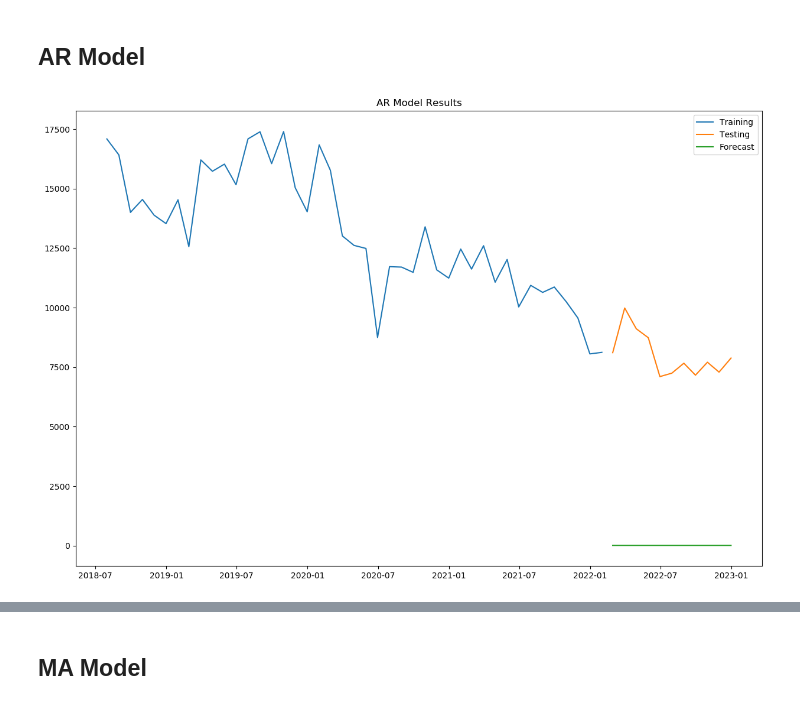
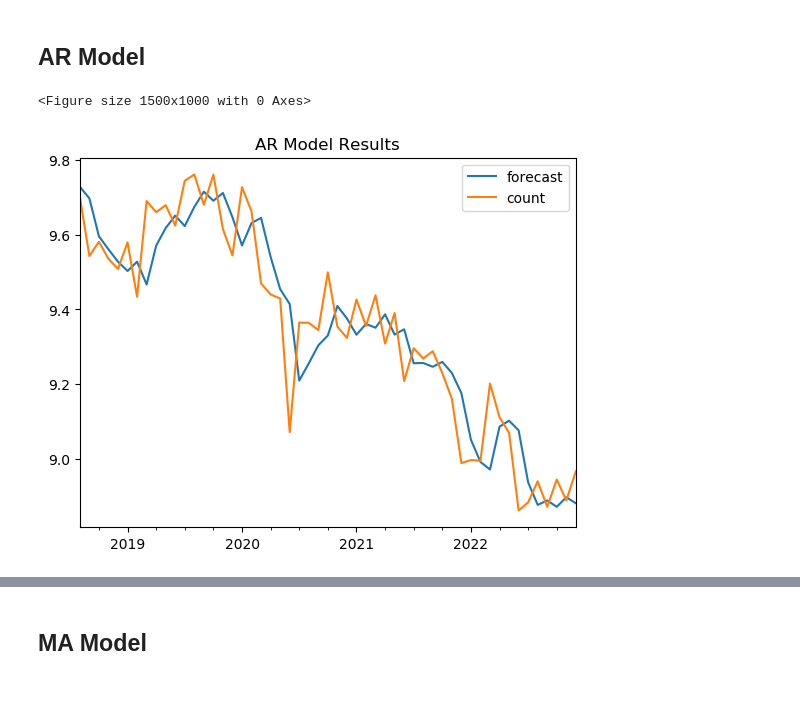
Before and after one commit to zalvatore/Predicting_Police_Activity, a Jupyter notebook: Police_Stops_Modeling.ipynb, the cells around one changed output, grey strips where cells are left out. Cells and saved outputs as stored; diff of their text form; code cells hidden in the pictures.

```diff
--- a/Police_Stops_Modeling.ipynb
+++ b/Police_Stops_Modeling.ipynb
@@ -158,37 +153,32 @@ MA.2           -0.2192           +1.1780j            1.1982            0.2793
 # %%
 f = plt.figure()
 f.set_figwidth(15)
 f.set_figheight(10)
 
 ar_model = ARIMA(ripa_stops_log, order = (2,1,0))
 ar_output = ar_model.fit(disp=-1)
 
-#plt.plot(diff_ripa)
-#plt.plot(ar_output.fittedvalues, color="red", label = "AR Results")
-#plt.legend()
-#plt.title("AR Model Results")
-#plt.show()
+ar_output.plot_predict()
+
+#forecast, series, confidence = ar_output.forecast(11, alpha = 0.05)
+
+#forecast_s = pd.Series(forecast, index = ripa_stops_test.index)
+#low_bound = pd.Series(confidence[: , 0], index = ripa_stops_test.index)
+#high_bound = pd.Series(confidence[: , 1], index = ripa_stops_test.index)
 
 
-
-forecast, series, confidence = ar_output.forecast(11, alpha = 0.05)
-
-forecast_s = pd.Series(forecast, index = ripa_stops_test.index)
-low_bound = pd.Series(confidence[: , 0], index = ripa_stops_test.index)
-high_bound = pd.Series(confidence[: , 1], index = ripa_stops_test.index)
+#plt.plot( ripa_stops_train)
+#plt.plot( ripa_stops_test)
+#plt.plot( forecast_s)
+#plt.fill_between(low_bound.index, low_bound, high_bound, alpha = .15)
 
 
-plt.plot( ripa_stops_train)
-plt.plot( ripa_stops_test)
-plt.plot( forecast_s)
-plt.fill_between(low_bound.index, low_bound, high_bound, alpha = .15)
-
-
-plt.legend(["Training", "Testing", "Forecast"])
+#plt.legend(["Training", "Testing", "Forecast"])
 plt.title("AR Model Results")
 plt.show()
 # %% [output]
+<Figure size 1500x1000 with 0 Axes>
-[figure, old version]
+[figure, new version]
 # %%
 print(ar_output.summary())
 # %% [output]
```
Also changed, not shown: parts of 8 cells of this notebook, 1 other file.
